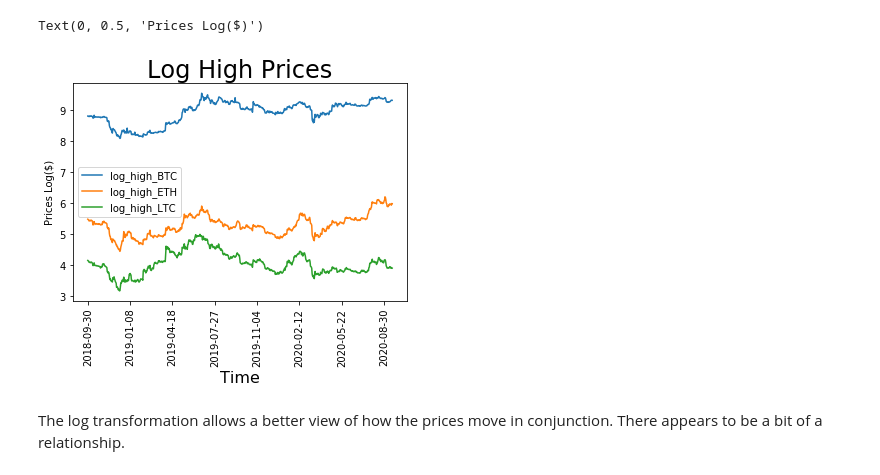
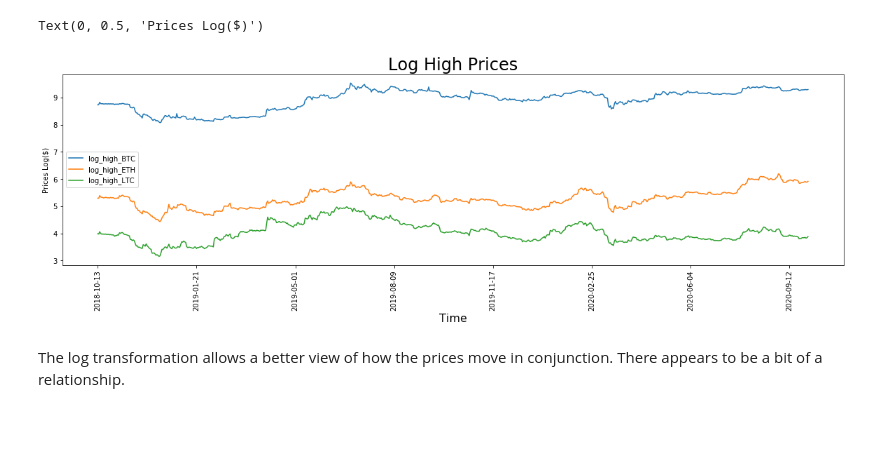
Before and after one commit to hank-butler/Third-Capstone, a Jupyter notebook: Third_Capstone_EDA.ipynb, the cells around one changed output. Saved outputs shown, nothing was run; the diff lists cells and outputs as text; code cells hidden in the pictures; blank space fills up the shorter version.

```diff
--- a/Third_Capstone_EDA.ipynb
+++ b/Third_Capstone_EDA.ipynb
@@ -21,7 +21,5 @@ df.head()
 # %%
 df.set_index('dtime', inplace=True)
-# %%
-df = df.drop(columns = ['time'])
 # %%
 df.head()
 # %% [output]
@@ -60,12 +76,12 @@ Text(0, 0.5, 'Prices ($)')
 # %%
-df.plot(y=['log_high_BTC', 'log_high_ETH', 'log_high_LTC'])
+df.plot(y=['log_high_BTC', 'log_high_ETH', 'log_high_LTC'], figsize=(20, 5))
 plt.title("Log High Prices", size = 24)
 plt.xlabel("Time", size = 16)
 plt.xticks(rotation = 90)
 plt.ylabel("Prices Log($)")
 # %% [output]
 Text(0, 0.5, 'Prices Log($)')
-[figure, old version]
+[figure, new version]
 # %% [markdown]
 The log transformation allows a better view of how the prices move in conjunction. There appears to be a bit of a relationship.
 # %% [markdown]
```
Also changed, not shown: parts of 62 cells of this notebook.
